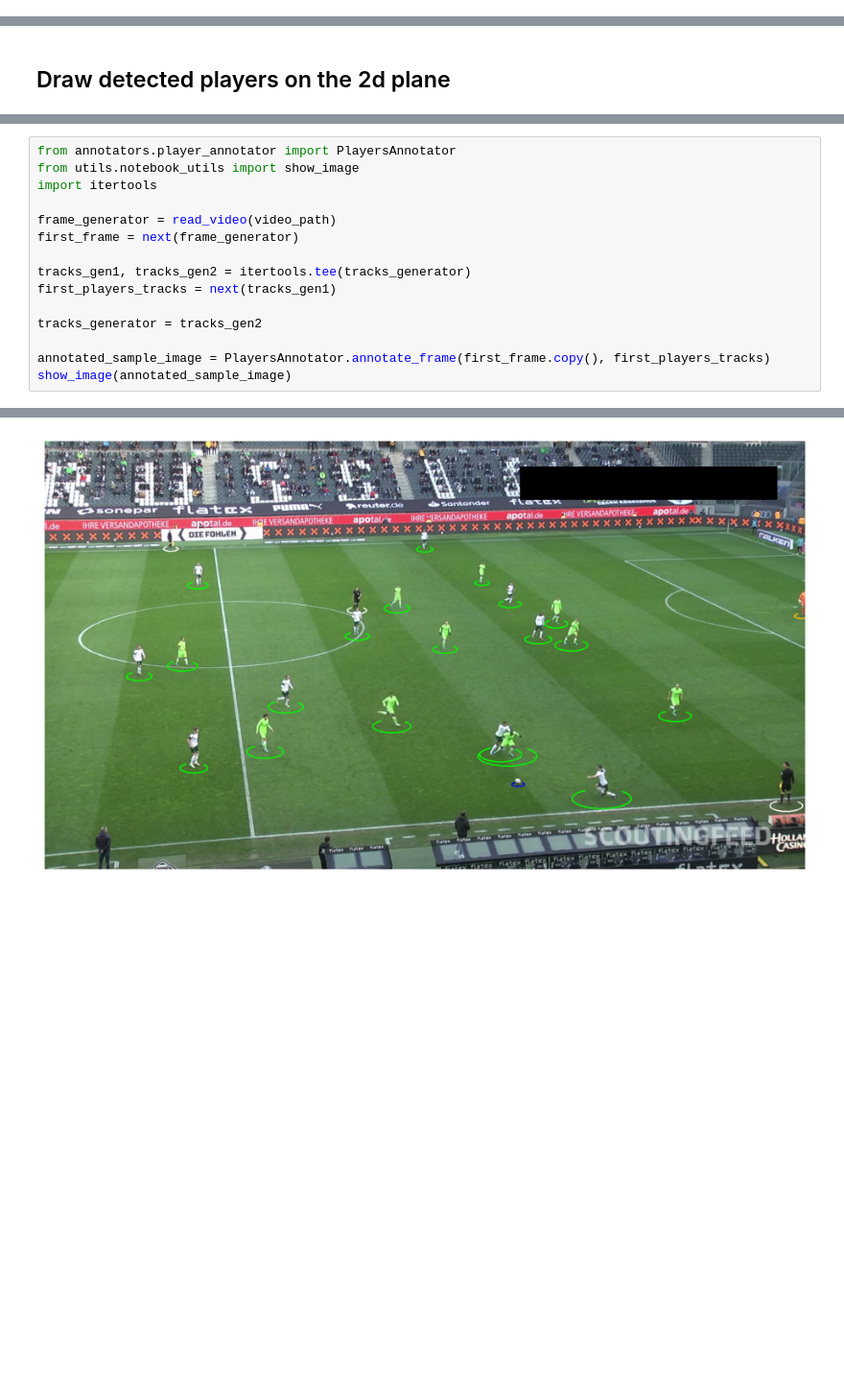
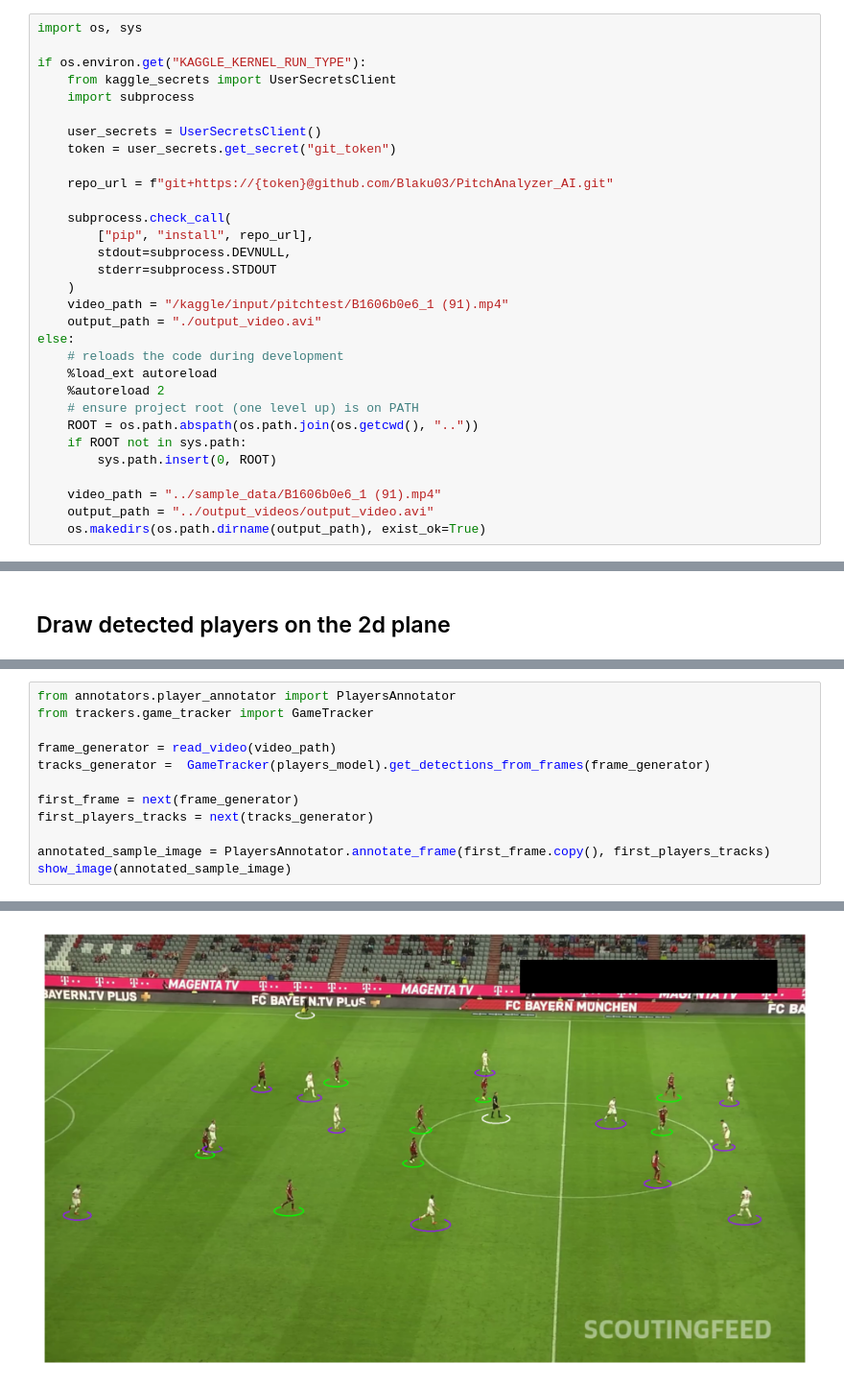
Before and after one commit to Blaku03/PitchAnalyzer_AI, a Jupyter notebook: development_and_analysis/field_mapping.ipynb, the cells around one changed output, grey strips where cells are left out. Shown at 96% size. Cells and saved outputs as stored; diff of their text form; blank space fills up the shorter version.

Commit message:
Clean up and unify notebooks

```diff
--- a/development_and_analysis/field_mapping.ipynb
+++ b/development_and_analysis/field_mapping.ipynb
@@ -17 +3,32 @@ os.makedirs(os.path.dirname(output_path), exist_ok=True)
+# %%
+import os, sys
+
+if os.environ.get("KAGGLE_KERNEL_RUN_TYPE"):
+    from kaggle_secrets import UserSecretsClient
+    import subprocess
+
+    user_secrets = UserSecretsClient()
+    token = user_secrets.get_secret("git_token")
+
+    repo_url = f"git+https://{token}@github.com/Blaku03/PitchAnalyzer_AI.git"
+
+    subprocess.check_call(
+        ["pip", "install", repo_url],
+        stdout=subprocess.DEVNULL,
+        stderr=subprocess.STDOUT
+    )
+    video_path = "/kaggle/input/pitchtest/B1606b0e6_1 (91).mp4"
+    output_path = "./output_video.avi"
+else:
+    # reloads the code during development
+    %load_ext autoreload
+    %autoreload 2
+    # ensure project root (one level up) is on PATH
+    ROOT = os.path.abspath(os.path.join(os.getcwd(), ".."))
+    if ROOT not in sys.path:
+        sys.path.insert(0, ROOT)
+
+    video_path = "../sample_data/B1606b0e6_1 (91).mp4"
+    output_path = "../output_videos/output_video.avi"
+    os.makedirs(os.path.dirname(output_path), exist_ok=True)
 # %% [markdown]
@@ -84,15 +96,12 @@ Model downloaded to /Users/bartekbrzyski/.cache/kagglehub/models/blaku03/player-
 # %%
 from annotators.player_annotator import PlayersAnnotator
-from utils.notebook_utils import show_image
-import itertools
+from trackers.game_tracker import GameTracker
 
 frame_generator = read_video(video_path)
+tracks_generator =  GameTracker(players_model).get_detections_from_frames(frame_generator)
+
 first_frame = next(frame_generator)
-
-tracks_gen1, tracks_gen2 = itertools.tee(tracks_generator)
-first_players_tracks = next(tracks_gen1)
-
-tracks_generator = tracks_gen2
+first_players_tracks = next(tracks_generator)
 
 annotated_sample_image = PlayersAnnotator.annotate_frame(first_frame.copy(), first_players_tracks)
 show_image(annotated_sample_image)
@@ -117,4 +127,4 @@ show_image(annotated_sample_image)
-[figure, old version]
+[figure, new version]
 # %%
 from annotators.pitch_2d_annotator import Pitch2DAnnotator
 
```
Also changed, not shown: parts of 15 cells of this notebook, 5 other files.
